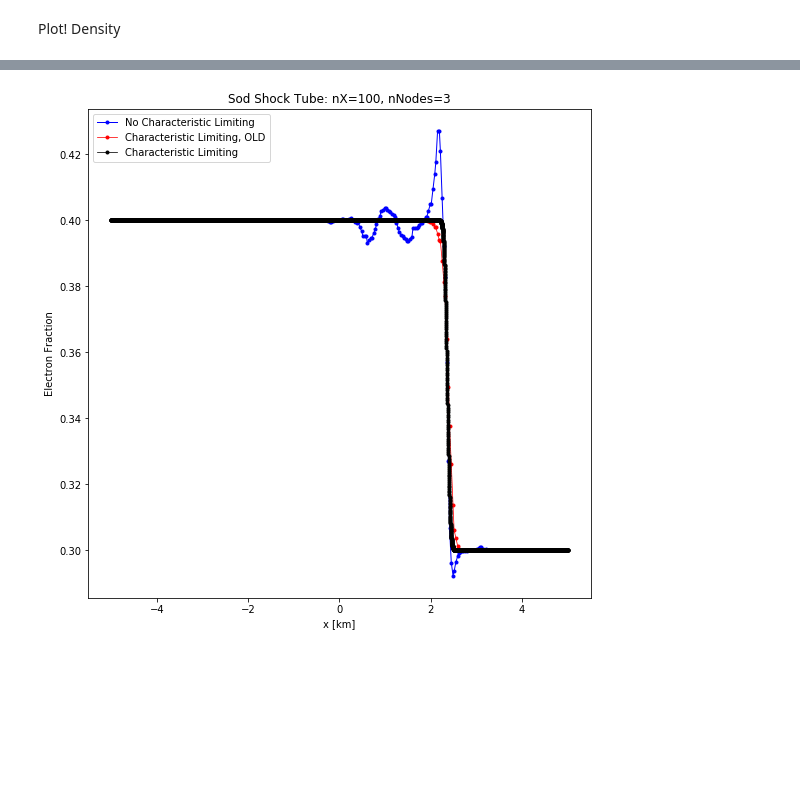
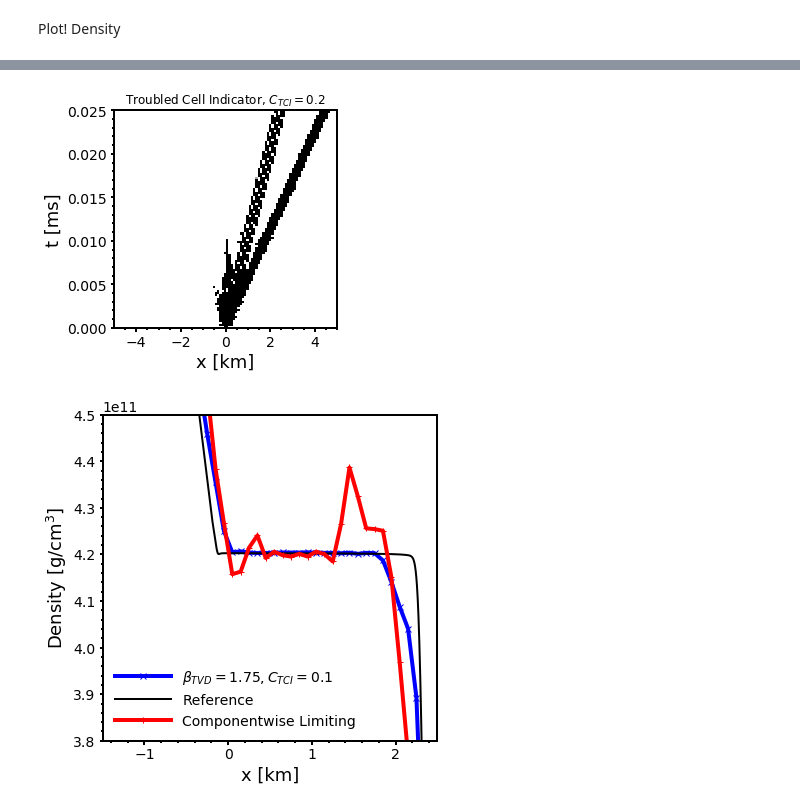
Before and after one commit to AstroBarker/dgHydro-nuc_charDecomp, a Jupyter notebook: analysis/parameterStudy/thornado_param.ipynb, the cells around one changed output, grey strips where cells are left out. Saved outputs shown, nothing was run; the diff lists cells and outputs as text; code cells hidden in the pictures; blank space fills up the shorter version.

```diff
--- a/analysis/parameterStudy/thornado_param.ipynb
+++ b/analysis/parameterStudy/thornado_param.ipynb
@@ -535,27 +508,34 @@ FigureCanvasNbAgg()
-# %%
-fig, ax1 = plt.subplots(1,figsize=(9,9))
-
-ye_char = []
-ye_char[:] = data['uCF_Ne'][:]* mb / data['uCF_D'][:]
-
-ye_cw = []
-ye_cw[:] = data_cw['uCF_Ne'][:]* mb / data_cw['uCF_D'][:]
-
-ye_test = []
-ye_test[:] = data_test['uCF_Ne'][:]* mb / data_test['uCF_D'][:]
-
-ax1.plot(x1,ye, linestyle='-', marker='.',linewidth=1.0, label="No Characteristic Limiting", color = "blue")
-ax1.plot(x1,ye_char, linestyle='-', marker='.',linewidth=0.75, label="Characteristic Limiting, OLD", color="red", alpha=1.0)
-ax1.plot(x1_test,ye_test, linestyle='-', marker='.',linewidth=0.75, label="Characteristic Limiting", color="black", alpha=1.0)
-
-
-
-ax1.legend()
-plt.title("Sod Shock Tube: nX=100, nNodes=3")
-ax1.set(xlabel='x [km]',ylabel="Electron Fraction")
-
-#plt.savefig(figDir+"sod_nuclear_char_t.png", dpi=300, format="png")
-
-plt.show()
-# %% [output]
-[figure, removed]
+# %%
+fig, cax = plt.subplots(1, figsize=(4,4))
+# ---
+# generate 2 2d grids for the x & y bounds
+xp = np.linspace(-5,5,100)
+tp = np.linspace(0,0.025,103)
+x, y = np.meshgrid(xp, tp)
+cax.pcolormesh(x, y, data_shock,cmap="Greys", vmin = 0.03, vmax = 0.0301)
+cax.set_title(r'Troubled Cell Indicator, $C_{TCI}=0.2$')
+cax.set(xlabel="x [km]",ylabel = r't [ms]')
+cax.axis([x.min(), x.max(), y.min(), y.max()])
+
+plt.savefig('../figures/optimal_shock.png', dpi=200, bbox_inches='tight')
+# %% [output]
+[figure, added]
+# %%
+fig, cax = plt.subplots(1, figsize=(6,6))
+fig.subplots_adjust(hspace=.4, wspace=0.4)
+# ---
+cax.plot(data_avg[sims[10]]['x1'],data_avg[sims[10]]['uCF_D'],marker='x',color='blue',label=r"$\beta_{TVD} = 1.75, C_{TCI}=0.1$")
+cax.plot(x1_ref,data_ref['uCF_D'], linestyle='-',linewidth='2.0', label="Reference", color = "black")
+cax.plot(data_cw_avg['x1'], data_cw_avg['uCF_D'], label="Componentwise Limiting",marker="+",color="red")
+cax.set(xlabel="x [km]",ylabel = r'Density [g/cm$^3$]')
+cax.set_xlim([-1.5,2.5])
+cax.set_ylim([0.38*10**12,0.45*10**12])
+
+# handles, labels = cax.get_legend_handles_labels()
+# fig.legend(handles, labels, loc='upper center')
+cax.legend()
+
+
+plt.savefig('../figures/characteristic_cw_densZoom.png', dpi=200, bbox_inches='tight')
+# %% [output]
+[figure, added]
```
Also changed, not shown: parts of 30 cells of this notebook, 19 other files.
